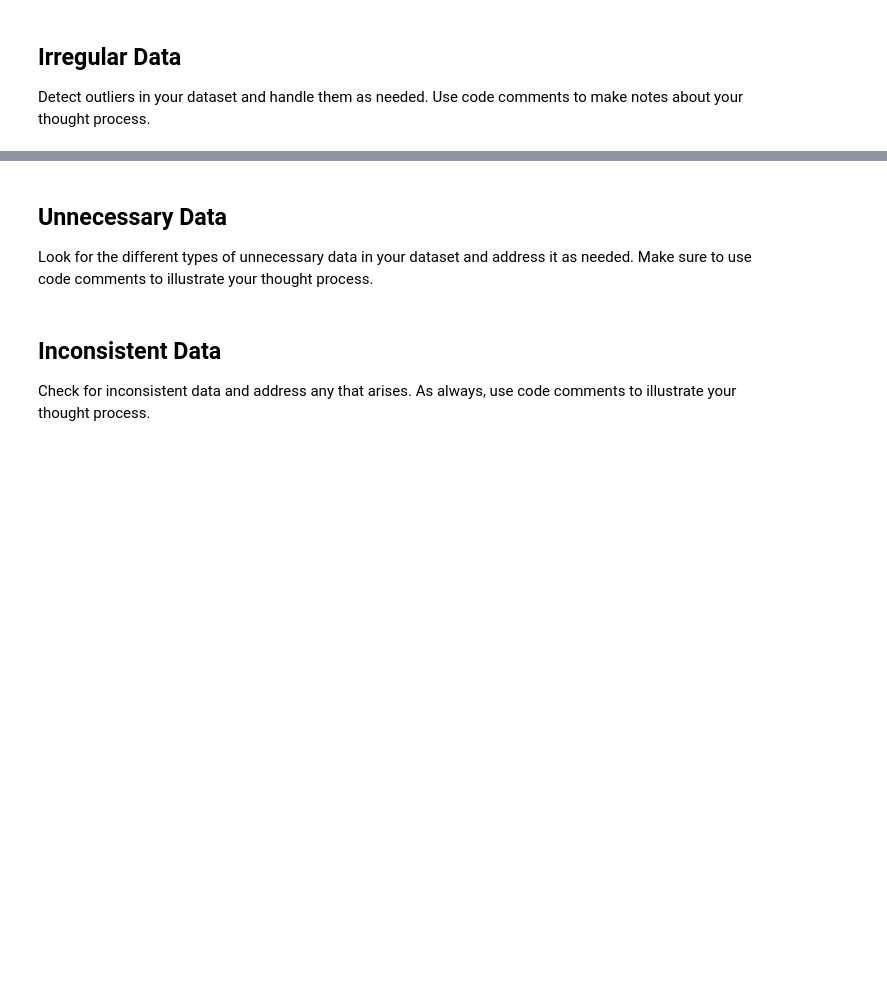
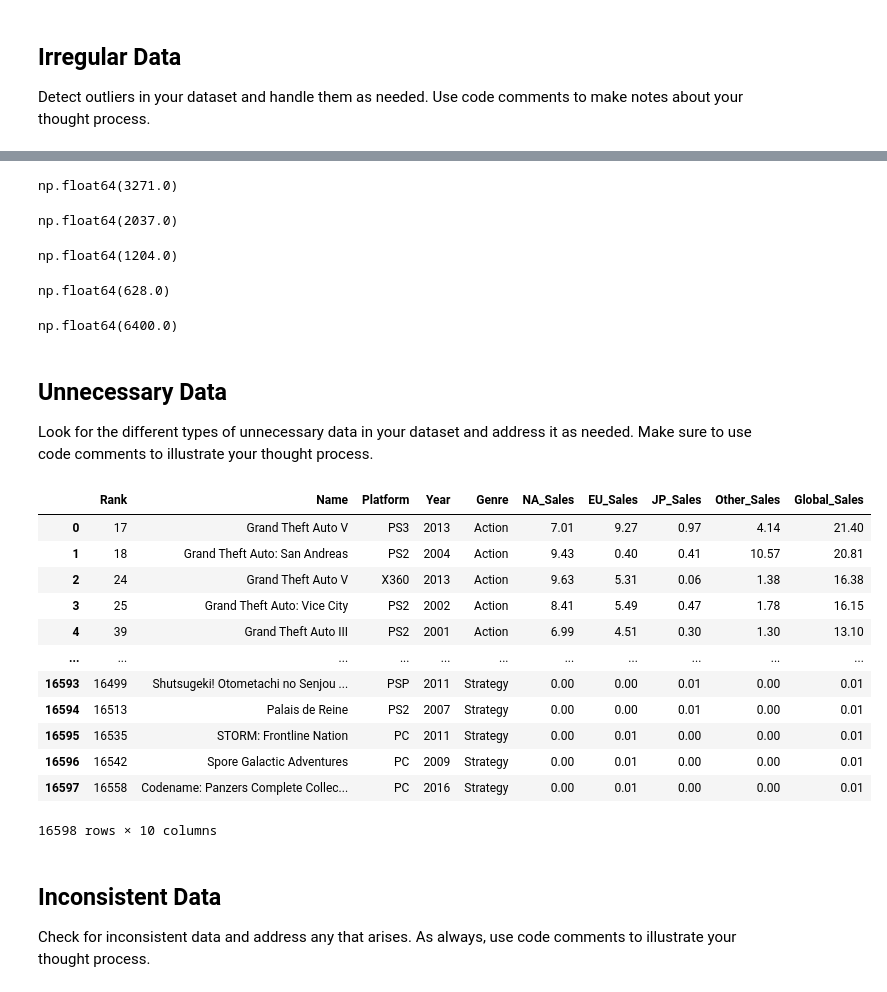
Before and after one commit to Jumbocar/cleaning-data-checkpoint, a Jupyter notebook: checkpoint-three.ipynb, the cells around one changed output, grey strips where cells are left out. Cells and saved outputs as stored; diff of their text form; code cells hidden in the pictures; blank space fills up the shorter version.

```diff
--- a/checkpoint-three.ipynb
+++ b/checkpoint-three.ipynb
@@ -49,6 +49,9 @@ array([1980., 1981., 1982., 1983., 1984., 1985., 1986., 1987., 1988.,
        1998., 1999., 2000., 2001., 2002., 2003., 2004., 2005., 2006.,
        2007., 2008., 2009., 2010., 2011., 2012., 2013., 2014., 2015.,
        2016., 2017., 2020.,   nan])
+# %%
+#Filled all null values with the mean of "Year" with 2006 so I can convert to an integer later in the cleaning process.
+df['Year'] = df['Year'].fillna(2006)
 # %%
 # The dataset does not have alot of null values in general. Ive decided to let the null values remain since they will not affect
 # the business question being asked. The columns containing these null values may be dropped later.
@@ -59,3 +77,28 @@ Detect outliers in your dataset and handle them as needed. Use code comments to
+# %%
+# Counting the "outliers" in the NA_Sales column.
+df['NA_Sales'].loc[df['NA_Sales'] > 0.24*1.5 ].agg('sum').round()
+# %% [output]
+np.float64(3271.0)
+# %%
+# Counting the "outliers" in the EU_Sales column.
+df['EU_Sales'].loc[df['EU_Sales'] > 0.11*1.5].agg('sum').round()
+# %% [output]
+np.float64(2037.0)
+# %%
+# Counting the "outliers" in the JP_Sales column.
+df['JP_Sales'].loc[df['JP_Sales'] > 0.04*1.5].agg('sum').round()
+# %% [output]
+np.float64(1204.0)
+# %%
+# Counting the "outliers" in the Other_Sales column.
+df['Other_Sales'].loc[df['Other_Sales'] > 0.04*1.5].agg('sum').round()
+# %% [output]
+np.float64(628.0)
+# %%
+# Counting the "outliers" in the Global_Sales column.
+df['Global_Sales'].loc[df['Global_Sales'] > 0.47*1.5].agg('sum').round()
+# %% [output]
+np.float64(6400.0)
 # %% [markdown]
 ## Unnecessary Data
 
@@ -63,3 +109,20 @@ Look for the different types of unnecessary data in your dataset and address it
+# %%
+df = df.drop('Publisher',axis = 1)
+df
+# %% [output]
+|  | Rank | Name | Platform | Year | Genre | NA_Sales | EU_Sales | JP_Sales | Other_Sales | Global_Sales |
+| 0 | 17 | Grand Theft Auto V | PS3 | 2013 | Action | 7.01 | 9.27 | 0.97 | 4.14 | 21.40 |
+| 1 | 18 | Grand Theft Auto: San Andreas | PS2 | 2004 | Action | 9.43 | 0.40 | 0.41 | 10.57 | 20.81 |
+| 2 | 24 | Grand Theft Auto V | X360 | 2013 | Action | 9.63 | 5.31 | 0.06 | 1.38 | 16.38 |
+| 3 | 25 | Grand Theft Auto: Vice City | PS2 | 2002 | Action | 8.41 | 5.49 | 0.47 | 1.78 | 16.15 |
+| 4 | 39 | Grand Theft Auto III | PS2 | 2001 | Action | 6.99 | 4.51 | 0.30 | 1.30 | 13.10 |
+| ... | ... | ... | ... | ... | ... | ... | ... | ... | ... | ... |
+| 16593 | 16499 | Shutsugeki! Otometachi no Senjou ... | PSP | 2011 | Strategy | 0.00 | 0.00 | 0.01 | 0.00 | 0.01 |
+| 16594 | 16513 | Palais de Reine | PS2 | 2007 | Strategy | 0.00 | 0.00 | 0.01 | 0.00 | 0.01 |
+| 16595 | 16535 | STORM: Frontline Nation | PC | 2011 | Strategy | 0.00 | 0.01 | 0.00 | 0.00 | 0.01 |
+| 16596 | 16542 | Spore Galactic Adventures | PC | 2009 | Strategy | 0.00 | 0.01 | 0.00 | 0.00 | 0.01 |
+| 16597 | 16558 | Codename: Panzers Complete Collec... | PC | 2016 | Strategy | 0.00 | 0.01 | 0.00 | 0.00 | 0.01 |
+16598 rows × 10 columns
 # %% [markdown]
 ## Inconsistent Data
 
```
Also changed, not shown: parts of 14 cells of this notebook, 1 other file.
